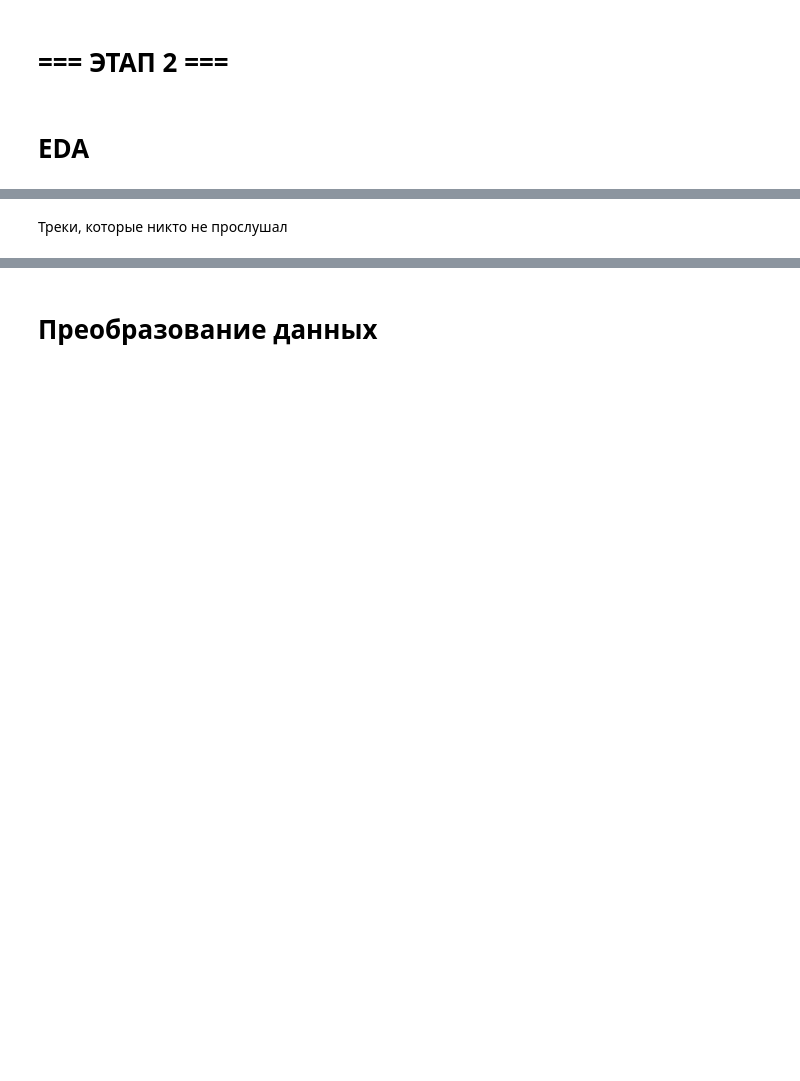
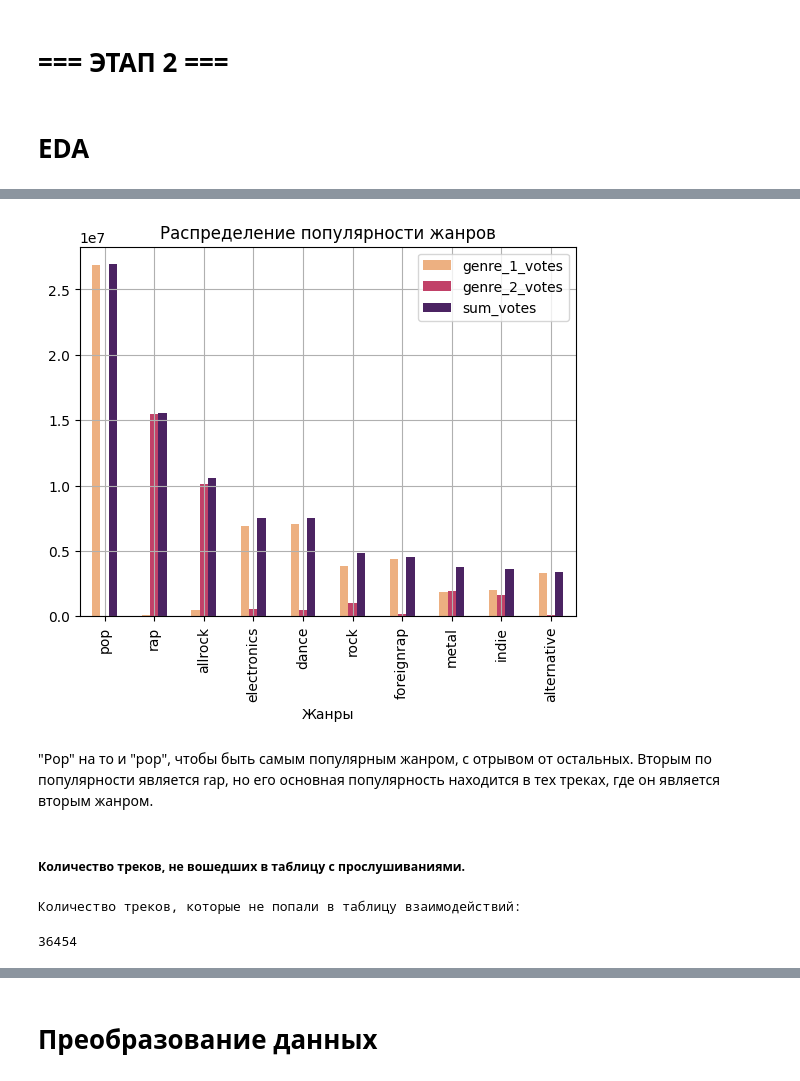
Before and after one commit to yandex-praktikum/mle-project-sprint-4-v001, a Jupyter notebook: recommendations.ipynb, the cells around one changed output, grey strips where cells are left out. Cells and saved outputs as stored; diff of their text form; code cells hidden in the pictures; blank space fills up the shorter version.

```diff
--- a/recommendations.ipynb
+++ b/recommendations.ipynb
@@ -17,0 +21,4 @@
+# %%
+tracks = pd.read_parquet("tracks.parquet")
+interactions = pd.read_parquet("interactions.parquet")
+cat_names = pd.read_parquet("catalog_names.parquet")
@@ -31,0 +338,14 @@
+# %%
+top_tracks = (
+    events.groupby(by="track_id")
+    .agg({"user_id": "count"})
+    .sort_values(by="user_id", ascending=False)
+)
+top_tracks = top_tracks.rename(columns={"user_id": "counts"})
+top_tracks = top_tracks.merge(
+    tracks[["id_track", "name_track", "name_artist_1"]],
+    left_on=top_tracks.index,
+    right_on="id_track",
+    how="left",
+)
+top_tracks[:10]
@@ -33,0 +366,5 @@
+# %%
+top_tracks = top_tracks.merge(
+    tracks[["id_track", "name_genre_1", "name_genre_2"]], on="id_track", how="left"
+)
+top_tracks
@@ -34,2 +385,31 @@
+# %%
+top_genres = top_tracks.groupby(by="name_genre_1").agg(genre_1_votes=("counts", "sum"))
+top_genres = top_genres.merge(
+    top_tracks.groupby(by="name_genre_2").agg(genre_2_votes=("counts", "sum")),
+    left_index=True,
+    right_index=True,
+    how="left",
+)
+top_genres["sum_votes"] = top_genres.genre_1_votes + top_genres.genre_2_votes
+top_genres = top_genres.sort_values(by="sum_votes", ascending=False)
+# %%
+top_genres[:10].plot(
+    kind="bar",
+    title="Распределение популярности жанров",
+    xlabel="Жанры",
+    grid=True,
+    colormap="flare",
+)
+plt.show()
+# %% [output]
+[figure, added]
+# %% [markdown]
+"Pop" на то и "pop", чтобы быть самым популярным жанром, с отрывом от остальных. Вторым по популярности является rap, но его основная популярность находится в тех треках, где он является вторым жанром.
 # %% [markdown]
-Треки, которые никто не прослушал
+##### Количество треков, не вошедших в таблицу с прослушиваниями.
+# %%
+print("Количество треков, которые не попали в таблицу взаимодействий:")
+tracks.shape[0] - events.track_id.nunique()
+# %% [output]
+Количество треков, которые не попали в таблицу взаимодействий:
+36454
```
Also changed, not shown: parts of 189 cells of this notebook.
